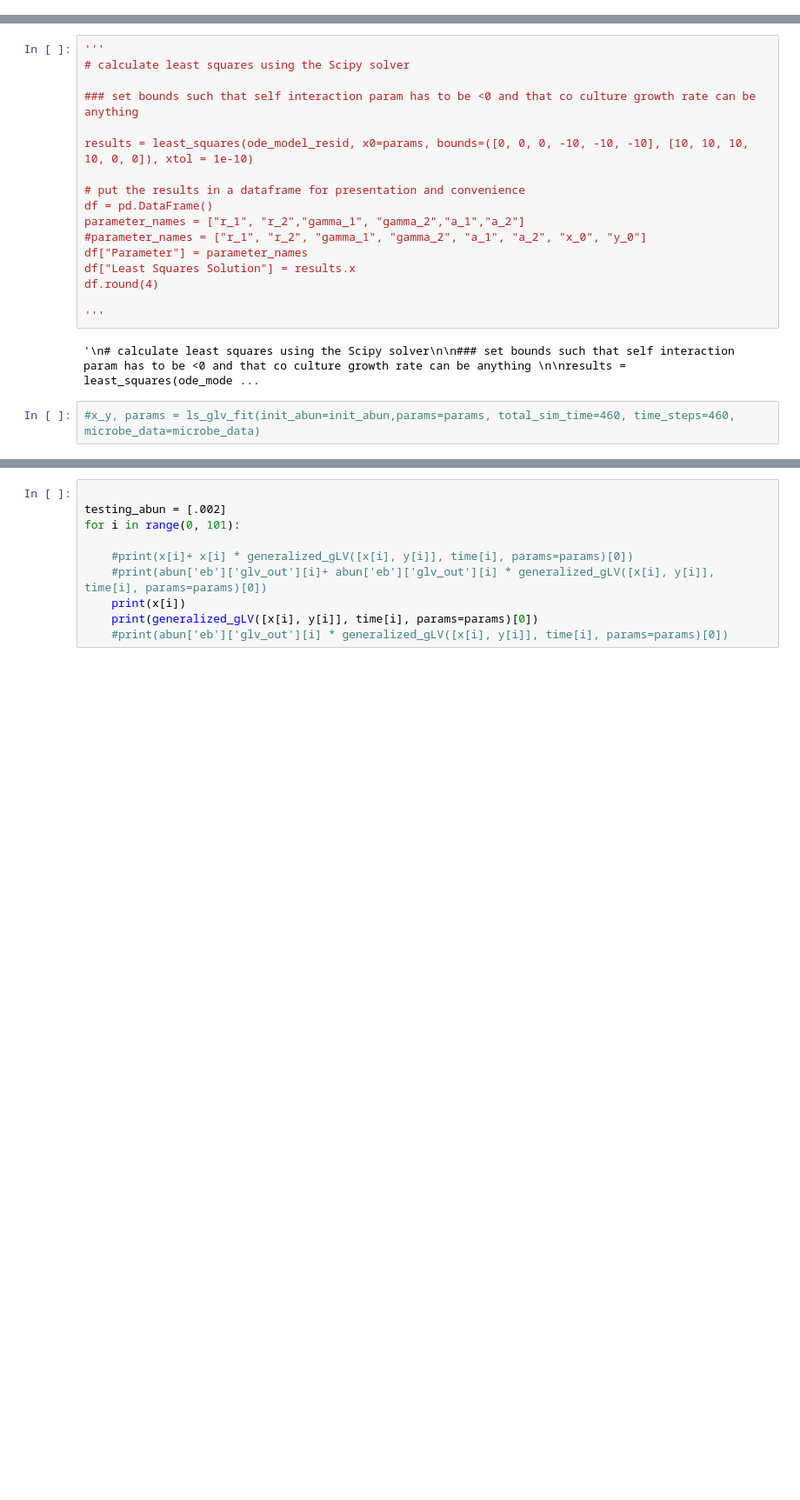
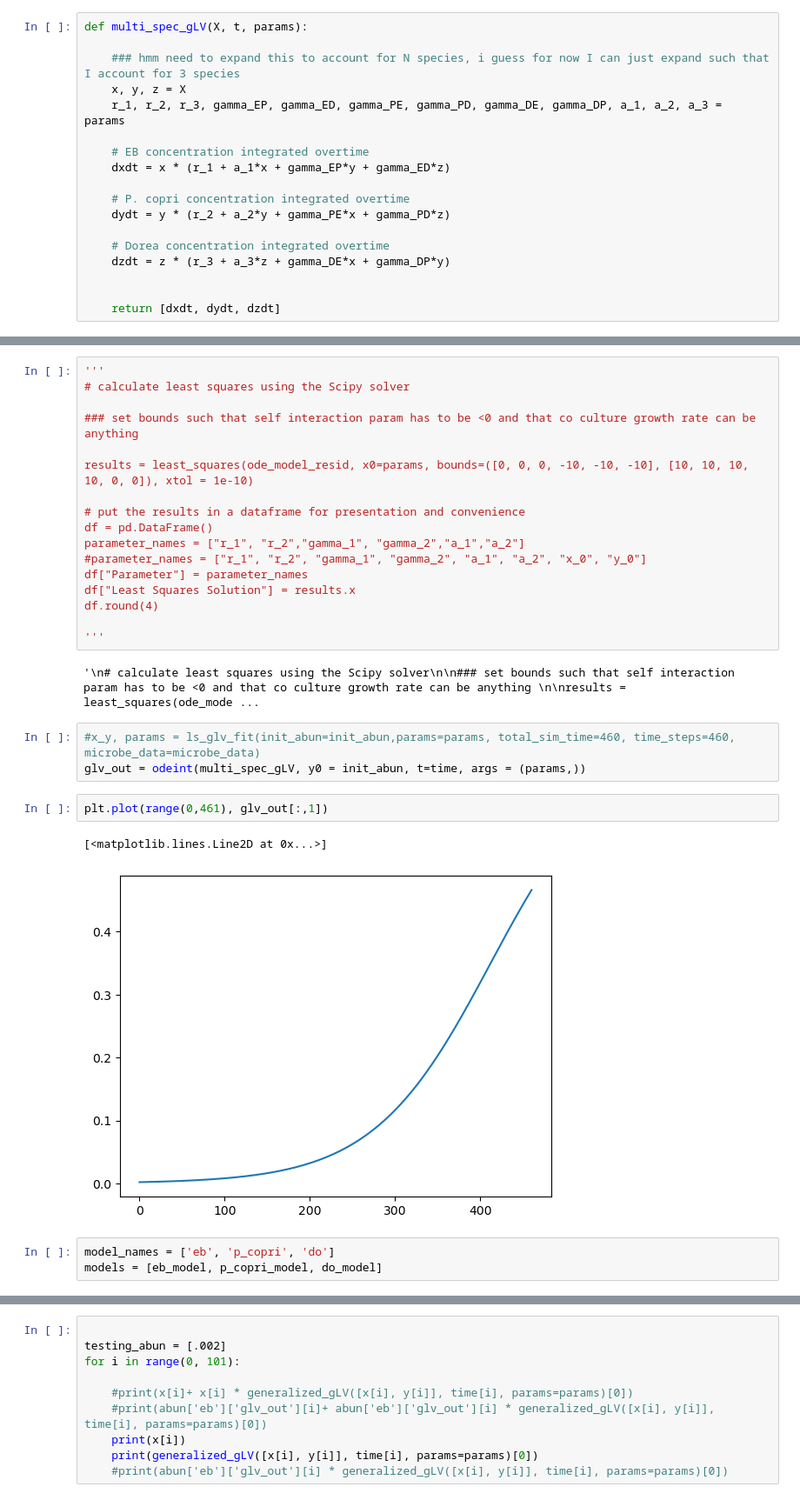
Before and after one commit to haydengallo/glv_dfba, a Jupyter notebook: dfba_glv_implement.ipynb, the cells around one changed output, grey strips where cells are left out. Shown at 87% size. Cells and saved outputs as stored; diff of their text form; blank space fills up the shorter version.

```diff
--- a/dfba_glv_implement.ipynb
+++ b/dfba_glv_implement.ipynb
@@ -264,6 +275,24 @@ def model_opt_out(model_abun_dict, delta_t, pfba):
 
 
     return total_sys_uptake, total_sys_secretion
+# %%
+def multi_spec_gLV(X, t, params):
+
+    ### hmm need to expand this to account for N species, i guess for now I can just expand such that I account for 3 species
+    x, y, z = X
+    r_1, r_2, r_3, gamma_EP, gamma_ED, gamma_PE, gamma_PD, gamma_DE, gamma_DP, a_1, a_2, a_3 =  params
+
+    # EB concentration integrated overtime
+    dxdt = x * (r_1 + a_1*x + gamma_EP*y + gamma_ED*z)
+
+    # P. copri concentration integrated overtime
+    dydt = y * (r_2 + a_2*y + gamma_PE*x + gamma_PD*z)
+
+    # Dorea concentration integrated overtime
+    dzdt = z * (r_3 + a_3*z + gamma_DE*x + gamma_DP*y)
+
+
+    return [dxdt, dydt, dzdt]
 # %%
 def change_biomass_bounds(model_abun_dict, glv_params, t_pt):
 
@@ -650,4 +681,13 @@ df.round(4)
 '\n# calculate least squares using the Scipy solver\n\n### set bounds such that self interaction param has to be <0 and that co culture growth rate can be anything \n\nresults = least_squares(ode_mode ...
 # %%
 #x_y, params = ls_glv_fit(init_abun=init_abun,params=params, total_sim_time=460, time_steps=460, microbe_data=microbe_data)
+glv_out = odeint(multi_spec_gLV, y0 = init_abun, t=time, args = (params,))
+# %%
+plt.plot(range(0,461), glv_out[:,1])
+# %% [output]
+[<matplotlib.lines.Line2D at 0x...>]
+[figure, added]
+# %%
+model_names = ['eb', 'p_copri', 'do']
+models = [eb_model, p_copri_model, do_model]
 # %%
```
Also changed, not shown: parts of 17 cells of this notebook, 9 other files.
